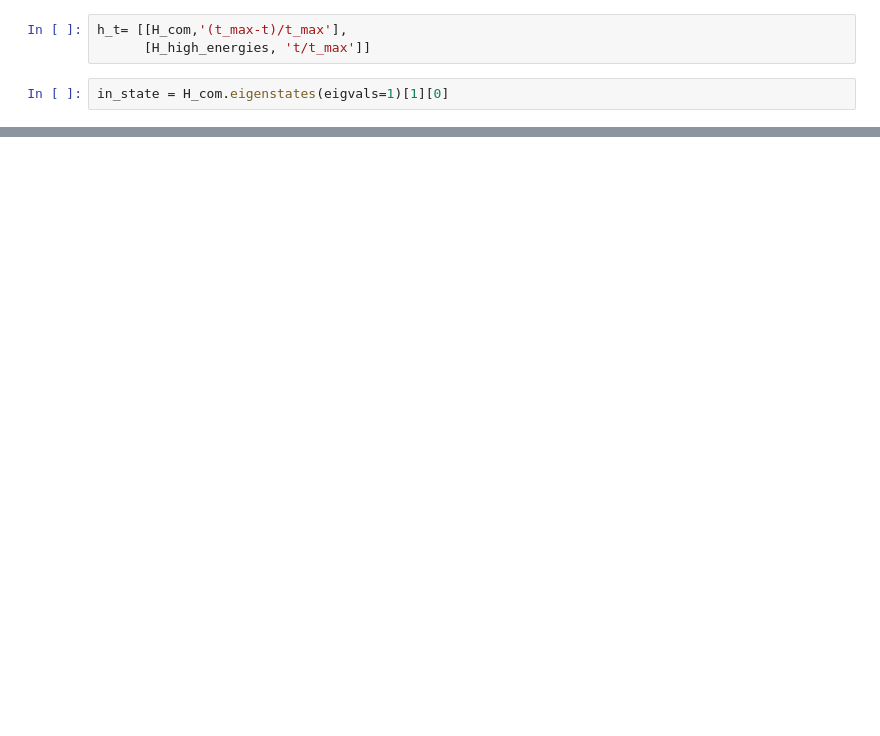
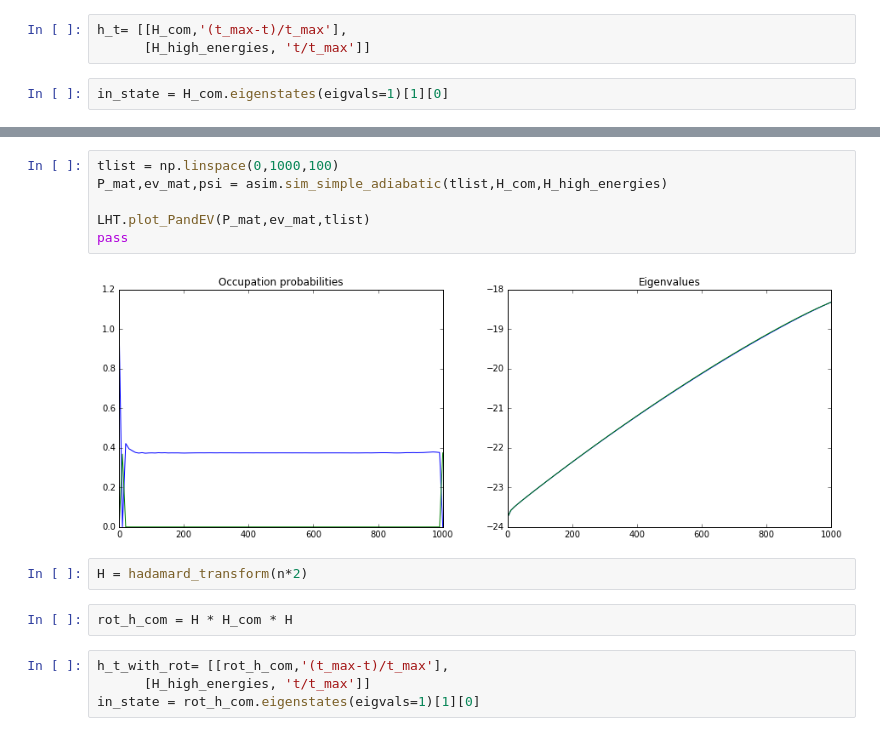
Before and after one commit to oryonatan/qutip, a Jupyter notebook: dorit/Untitled.ipynb, the cells around one changed output, grey strips where cells are left out. Drawn from its saved outputs; the diff is of its cells as text; blank space fills up the shorter version.

```diff
--- a/dorit/Untitled.ipynb
+++ b/dorit/Untitled.ipynb
@@ -34,0 +39,16 @@ TypeError: Incompatible quantum object dimensions
+# %%
+tlist = np.linspace(0,1000,100)
+P_mat,ev_mat,psi = asim.sim_simple_adiabatic(tlist,H_com,H_high_energies)
+
+LHT.plot_PandEV(P_mat,ev_mat,tlist)
+pass
+# %% [output]
+[figure, added]
+# %%
+H = hadamard_transform(n*2)
+# %%
+rot_h_com = H * H_com * H
+# %%
+h_t_with_rot= [[rot_h_com,'(t_max-t)/t_max'],
+      [H_high_energies, 't/t_max']]
+in_state = rot_h_com.eigenstates(eigvals=1)[1][0]
```
Also changed, not shown: parts of 9 cells of this notebook, 5 other files.
